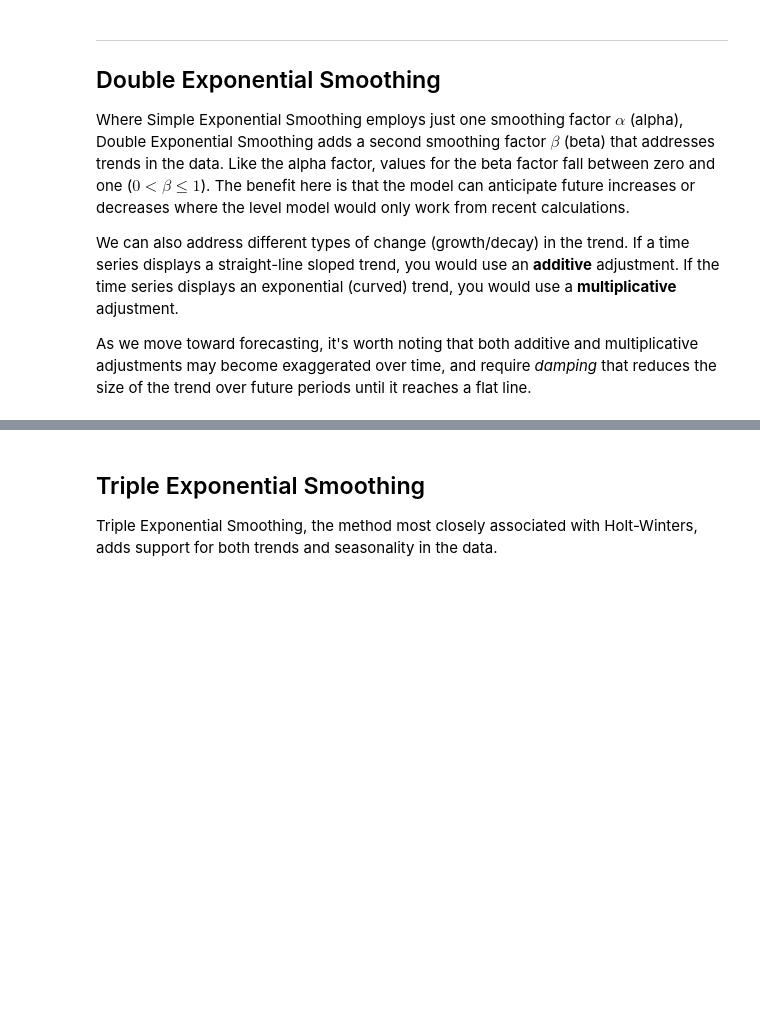
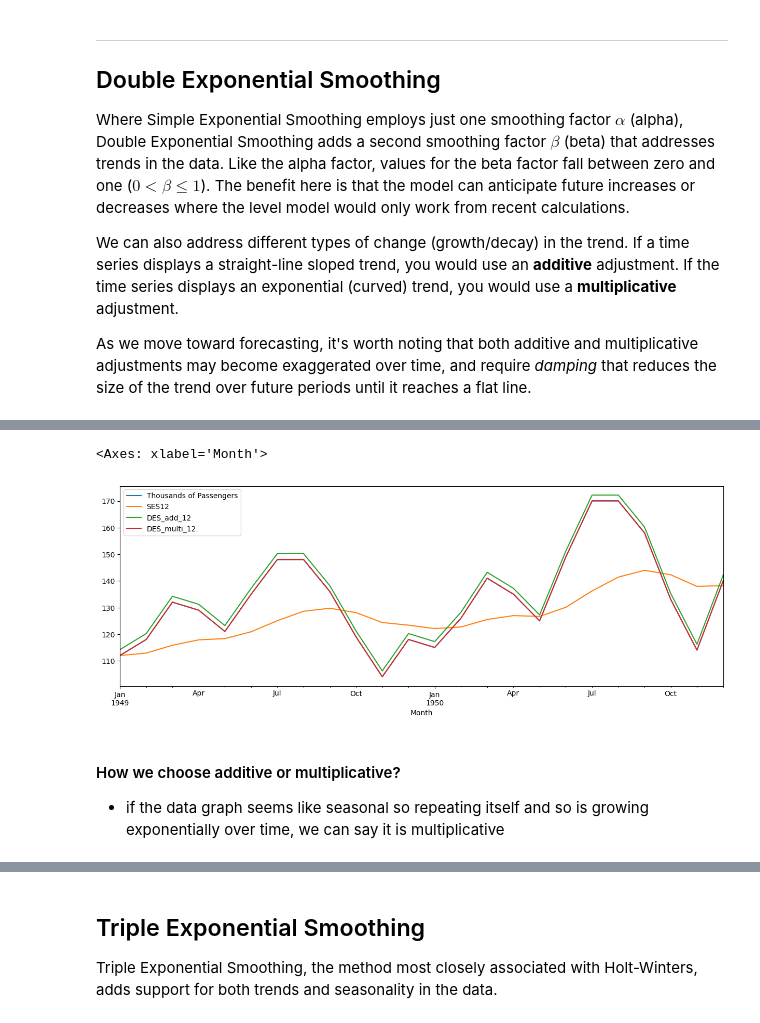
Before and after one commit to ibrahimaltun/udemy-courses, a Jupyter notebook: python-for-time-series-data-analysis/5.TimeSeries_wStatModels.ipynb, the cells around one changed output, grey strips where cells are left out. Drawn from its saved outputs; the diff is of its cells as text; code cells hidden in the pictures; blank space fills up the shorter version.

Commit message:
update Time Series with statmodels last time

```diff
--- a/python-for-time-series-data-analysis/5.TimeSeries_wStatModels.ipynb
+++ b/python-for-time-series-data-analysis/5.TimeSeries_wStatModels.ipynb
@@ -461,0 +487,2 @@ As we move toward forecasting, it's worth noting that both additive and multipli
+# %%
+df["DES_multi_12"] = ExponentialSmoothing(df["Thousands of Passengers"], trend="mul").fit().fittedvalues.shift(-1)
@@ -461,0 +506,9 @@ As we move toward forecasting, it's worth noting that both additive and multipli
+# %%
+df[['Thousands of Passengers', 'SES12', 'DES_add_12', 'DES_multi_12']].iloc[:24].plot(figsize=(15, 5))
+# %% [output]
+<Axes: xlabel='Month'>
+[figure, added]
+# %% [markdown]
+#### How we choose additive or multiplicative?
+
+- if the data graph seems like seasonal so repeating itself and so is growing exponentially over time, we can say it is multiplicative
```
Also changed, not shown: parts of 15 cells of this notebook.
